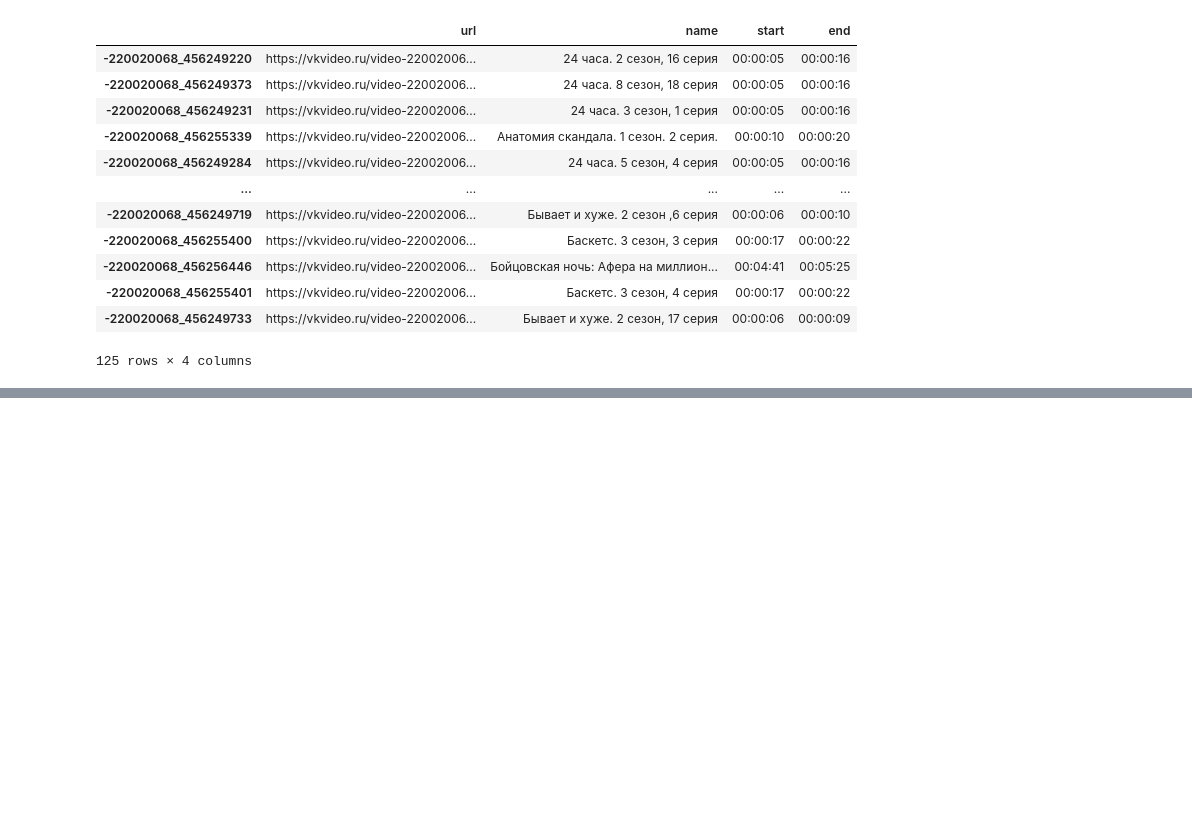
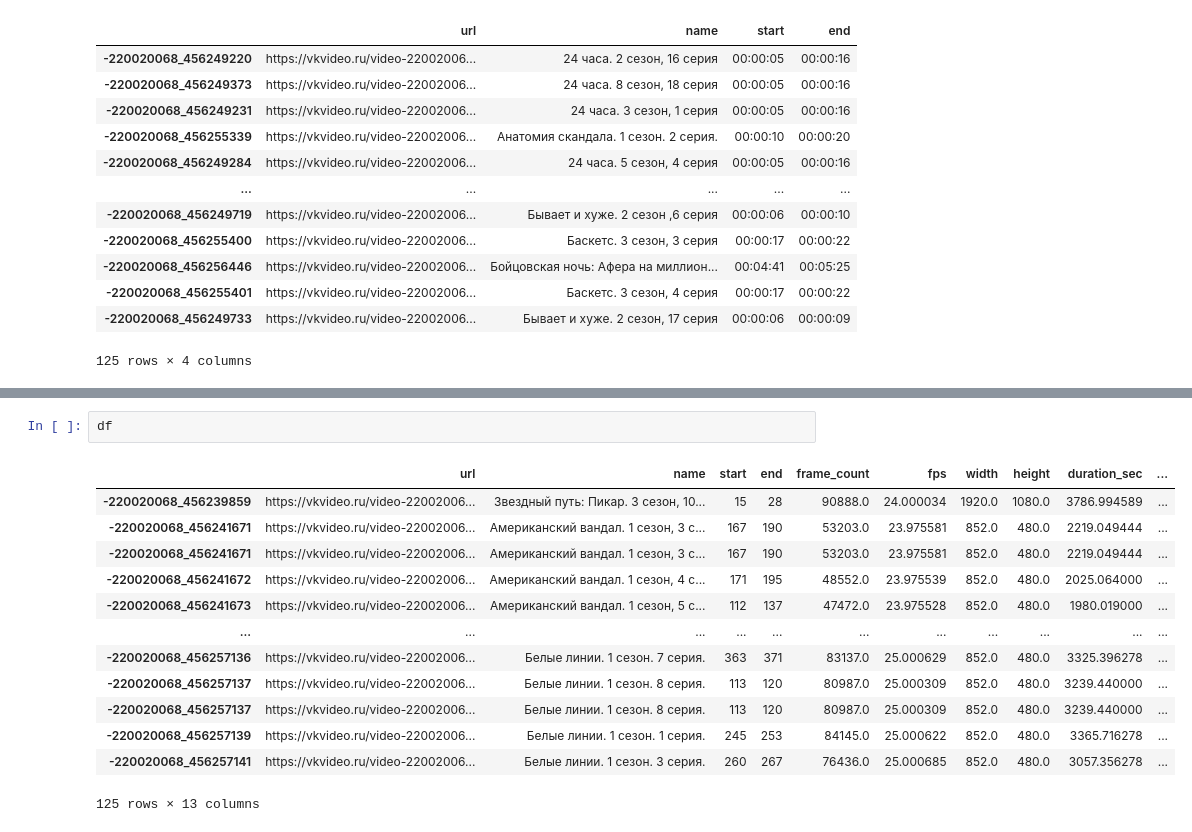
Before and after one commit to S-Kitaev/series_intro, a Jupyter notebook: ml_research/dataset_research.ipynb, the cells around one changed output, grey strips where cells are left out. Saved outputs shown, nothing was run; the diff lists cells and outputs as text; blank space fills up the shorter version.

```diff
--- a/ml_research/dataset_research.ipynb
+++ b/ml_research/dataset_research.ipynb
@@ -153,0 +127,16 @@ df.describe()
+# %%
+df
+# %% [output]
+|  | url | name | start | end | frame_count | fps | width | height | duration_sec | ... |
+| -220020068_456239859 | https://vkvideo.ru/video-22002006... | 3вeздный пyть: Пикap. 3 сезон, 10... | 15 | 28 | 90888.0 | 24.000034 | 1920.0 | 1080.0 | 3786.994589 | ... |
+| -220020068_456241671 | https://vkvideo.ru/video-22002006... | Амepикaнcкий вaндaл. 1 сезон, 3 с... | 167 | 190 | 53203.0 | 23.975581 | 852.0 | 480.0 | 2219.049444 | ... |
+| -220020068_456241671 | https://vkvideo.ru/video-22002006... | Амepикaнcкий вaндaл. 1 сезон, 3 с... | 167 | 190 | 53203.0 | 23.975581 | 852.0 | 480.0 | 2219.049444 | ... |
+| -220020068_456241672 | https://vkvideo.ru/video-22002006... | Амepикaнcкий вaндaл. 1 сезон, 4 с... | 171 | 195 | 48552.0 | 23.975539 | 852.0 | 480.0 | 2025.064000 | ... |
+| -220020068_456241673 | https://vkvideo.ru/video-22002006... | Амepикaнcкий вaндaл. 1 сезон, 5 с... | 112 | 137 | 47472.0 | 23.975528 | 852.0 | 480.0 | 1980.019000 | ... |
+| ... | ... | ... | ... | ... | ... | ... | ... | ... | ... | ... |
+| -220020068_456257136 | https://vkvideo.ru/video-22002006... | Белые линии. 1 сезон. 7 серия. | 363 | 371 | 83137.0 | 25.000629 | 852.0 | 480.0 | 3325.396278 | ... |
+| -220020068_456257137 | https://vkvideo.ru/video-22002006... | Белые линии. 1 сезон. 8 серия. | 113 | 120 | 80987.0 | 25.000309 | 852.0 | 480.0 | 3239.440000 | ... |
+| -220020068_456257137 | https://vkvideo.ru/video-22002006... | Белые линии. 1 сезон. 8 серия. | 113 | 120 | 80987.0 | 25.000309 | 852.0 | 480.0 | 3239.440000 | ... |
+| -220020068_456257139 | https://vkvideo.ru/video-22002006... | Белые линии. 1 сезон. 1 серия. | 245 | 253 | 84145.0 | 25.000622 | 852.0 | 480.0 | 3365.716278 | ... |
+| -220020068_456257141 | https://vkvideo.ru/video-22002006... | Белые линии. 1 сезон. 3 серия. | 260 | 267 | 76436.0 | 25.000685 | 852.0 | 480.0 | 3057.356278 | ... |
+125 rows × 13 columns
```
Also changed, not shown: parts of 15 cells of this notebook.
